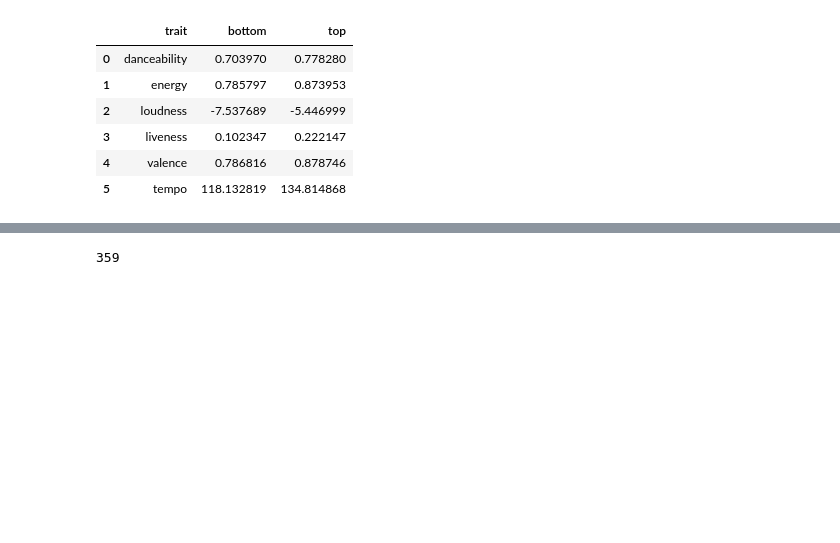
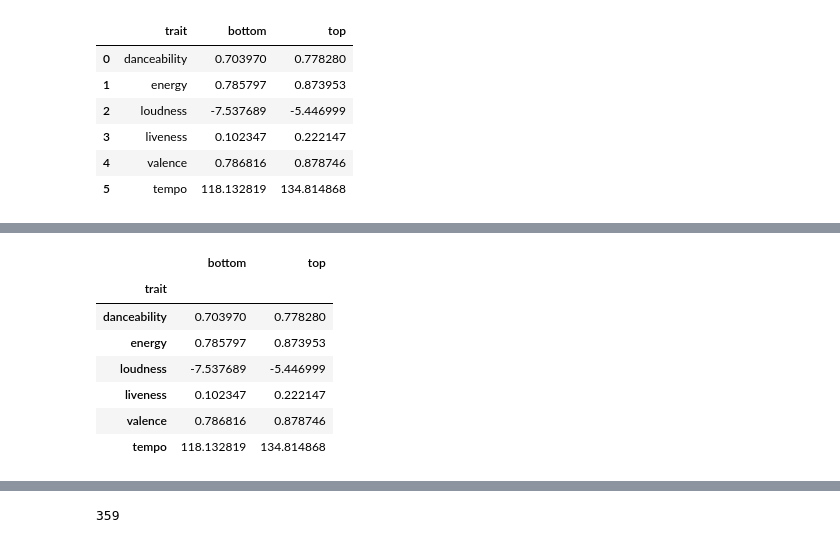
Before and after one commit to andersgom/macarenameter, a Jupyter notebook: test_analysis.ipynb, the cells around one changed output, grey strips where cells are left out. Saved outputs shown, nothing was run; the diff lists cells and outputs as text; code cells hidden in the pictures; blank space fills up the shorter version.

```diff
--- a/test_analysis.ipynb
+++ b/test_analysis.ipynb
@@ -159,3 +161,14 @@ conf_intervals.set_index('trait',inplace= True)
+# %%
+conf_intervals
+# %% [output]
+|  | bottom | top |
+| trait |  |  |
+| danceability | 0.703970 | 0.778280 |
+| energy | 0.785797 | 0.873953 |
+| loudness | -7.537689 | -5.446999 |
+| liveness | 0.102347 | 0.222147 |
+| valence | 0.786816 | 0.878746 |
+| tempo | 118.132819 | 134.814868 |
 # %%
 
 
```
Also changed, not shown: parts of 4 cells of this notebook, 7 other files.
